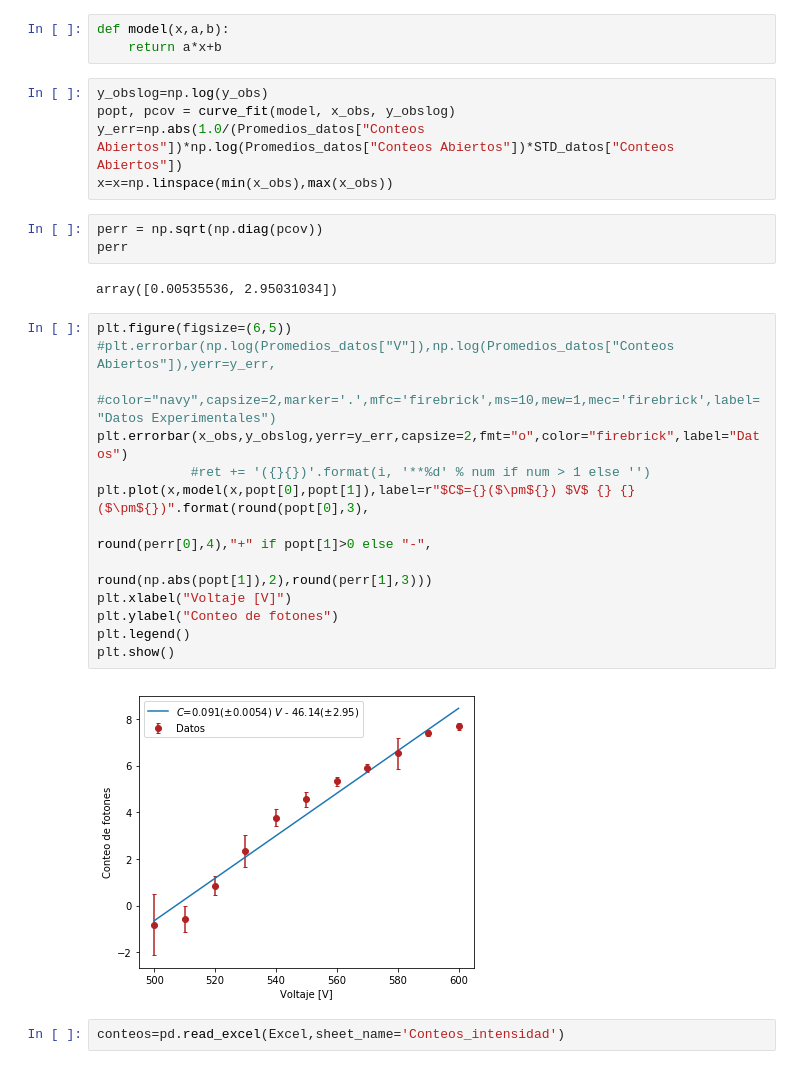
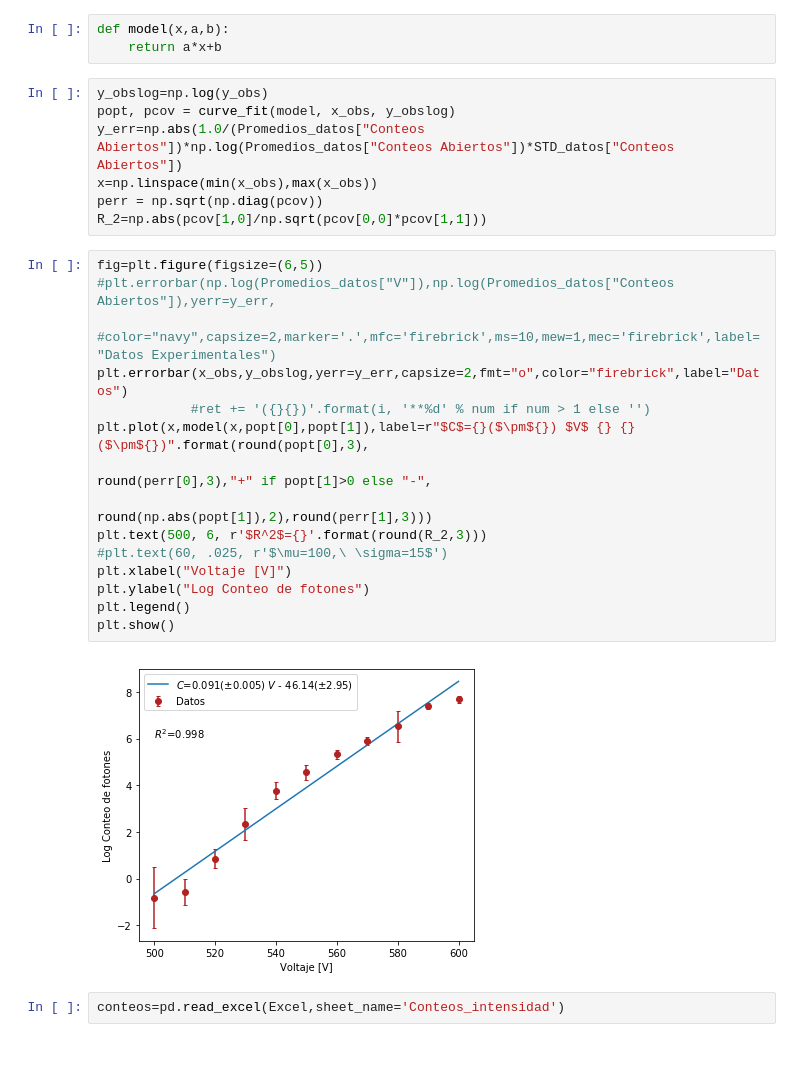
Before and after one commit to jamontanac/Laboratorio-Avanzado, a Jupyter notebook: Double_Slit/Analisis.ipynb, the cells around one changed output. Drawn from its saved outputs; the diff is of its cells as text.

```diff
--- a/Double_Slit/Analisis.ipynb
+++ b/Double_Slit/Analisis.ipynb
@@ -81,27 +81,26 @@ def model(x,a,b):
 y_obslog=np.log(y_obs)
 popt, pcov = curve_fit(model, x_obs, y_obslog)
 y_err=np.abs(1.0/(Promedios_datos["Conteos Abiertos"])*np.log(Promedios_datos["Conteos Abiertos"])*STD_datos["Conteos Abiertos"])
-x=x=np.linspace(min(x_obs),max(x_obs))
+x=np.linspace(min(x_obs),max(x_obs))
+perr = np.sqrt(np.diag(pcov))
+R_2=np.abs(pcov[1,0]/np.sqrt(pcov[0,0]*pcov[1,1]))
-# %%
-perr = np.sqrt(np.diag(pcov))
-perr
-# %% [output]
-array([0.00535536, 2.95031034])
 # %%
-plt.figure(figsize=(6,5))
+fig=plt.figure(figsize=(6,5))
 #plt.errorbar(np.log(Promedios_datos["V"]),np.log(Promedios_datos["Conteos Abiertos"]),yerr=y_err,
              #color="navy",capsize=2,marker='.',mfc='firebrick',ms=10,mew=1,mec='firebrick',label="Datos Experimentales")
 plt.errorbar(x_obs,y_obslog,yerr=y_err,capsize=2,fmt="o",color="firebrick",label="Datos")
             #ret += '({}{})'.format(i, '**%d' % num if num > 1 else '')
 plt.plot(x,model(x,popt[0],popt[1]),label=r"$C$={}($\pm${}) $V$ {} {}($\pm${})".format(round(popt[0],3),
-                                                                                    round(perr[0],4),"+" if popt[1]>0 else "-",
+                                                                                    round(perr[0],3),"+" if popt[1]>0 else "-",
                                                                                     round(np.abs(popt[1]),2),round(perr[1],3)))
+plt.text(500, 6, r'$R^2$={}'.format(round(R_2,3)))
+#plt.text(60, .025, r'$\mu=100,\ \sigma=15$')
 plt.xlabel("Voltaje [V]")
-plt.ylabel("Conteo de fotones")
+plt.ylabel("Log Conteo de fotones")
 plt.legend()
 plt.show()
 # %% [output]
-[figure, old version]
+[figure, new version]
 # %%
 conteos=pd.read_excel(Excel,sheet_name='Conteos_intensidad')
 # %%
```
Also changed, not shown: parts of 6 cells of this notebook.
